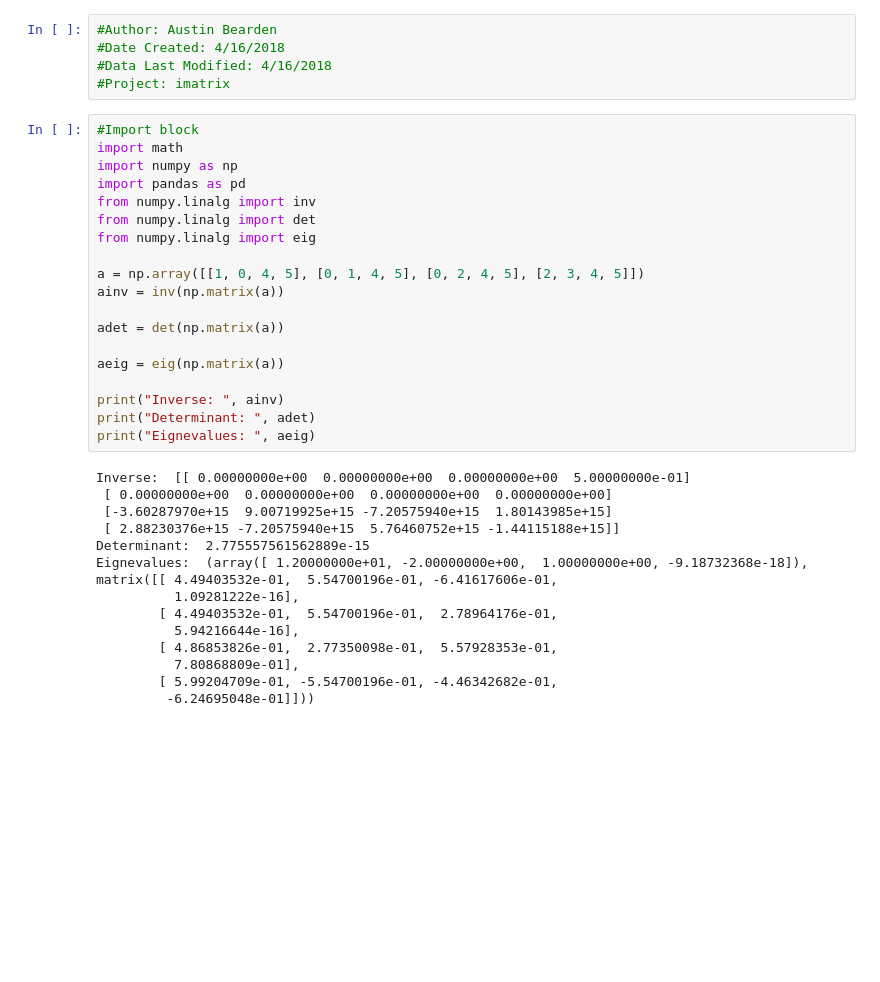
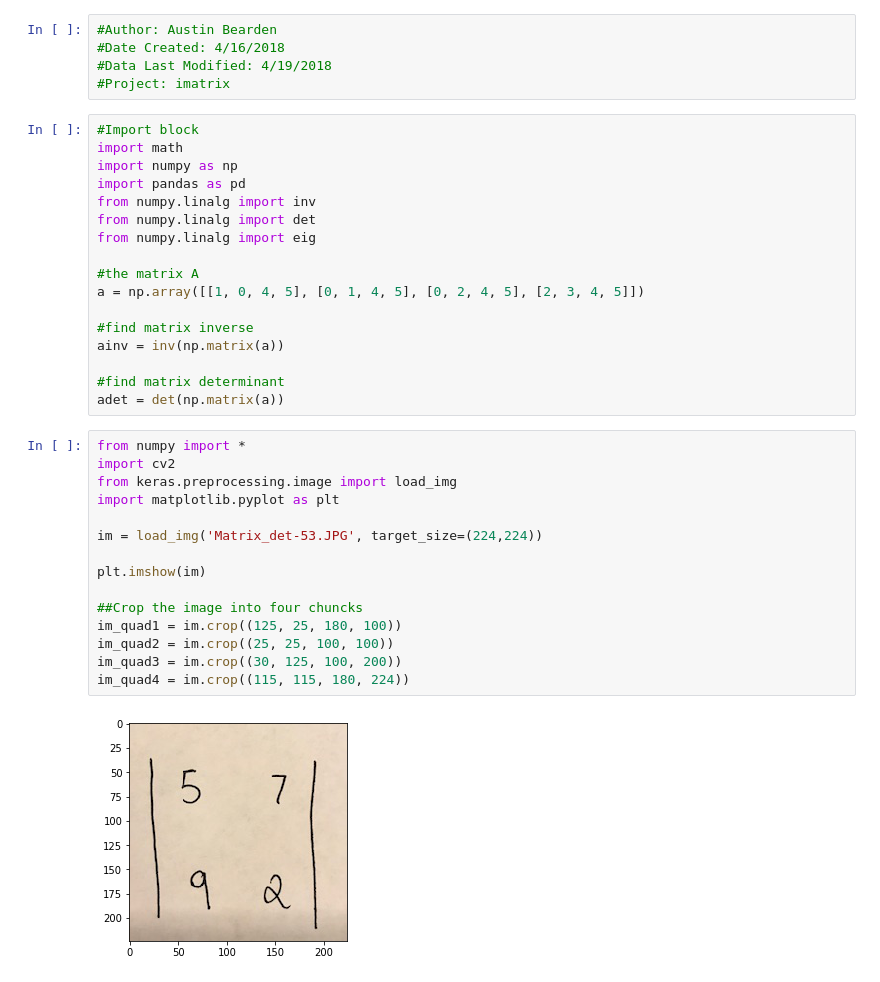
Before and after one commit to sethmfuller/imatrix, a Jupyter notebook: Python/Computation/Compute_matrix.ipynb, the cells around one changed output. Drawn from its saved outputs; the diff is of its cells as text; blank space fills up the shorter version.

Commit message:
Cropped the images correctly

```diff
--- a/Python/Computation/Compute_matrix.ipynb
+++ b/Python/Computation/Compute_matrix.ipynb
@@ -1,7 +1,7 @@
 # %%
 #Author: Austin Bearden
 #Date Created: 4/16/2018
-#Data Last Modified: 4/16/2018
+#Data Last Modified: 4/19/2018
 #Project: imatrix
 # %%
 #Import block
@@ -12,27 +12,28 @@ from numpy.linalg import inv
 from numpy.linalg import det
 from numpy.linalg import eig
 
+#the matrix A
 a = np.array([[1, 0, 4, 5], [0, 1, 4, 5], [0, 2, 4, 5], [2, 3, 4, 5]])
+
+#find matrix inverse
 ainv = inv(np.matrix(a))
 
+#find matrix determinant
 adet = det(np.matrix(a))
-
-aeig = eig(np.matrix(a))
-
-print("Inverse: ", ainv)
-print("Determinant: ", adet)
-print("Eignevalues: ", aeig)
-# %% [output]
-Inverse:  [[ 0.00000000e+00  0.00000000e+00  0.00000000e+00  5.00000000e-01]
- [ 0.00000000e+00  0.00000000e+00  0.00000000e+00  0.00000000e+00]
- [-3.60287970e+15  9.00719925e+15 -7.20575940e+15  1.80143985e+15]
- [ 2.88230376e+15 -7.20575940e+15  5.76460752e+15 -1.44115188e+15]]
-Determinant:  2.775557561562889e-15
-Eignevalues:  (array([ 1.20000000e+01, -2.00000000e+00,  1.00000000e+00, -9.18732368e-18]), matrix([[ 4.49403532e-01,  5.54700196e-01, -6.41617606e-01,
-          1.09281222e-16],
-        [ 4.49403532e-01,  5.54700196e-01,  2.78964176e-01,
-          5.94216644e-16],
-        [ 4.86853826e-01,  2.77350098e-01,  5.57928353e-01,
-          7.80868809e-01],
-        [ 5.99204709e-01, -5.54700196e-01, -4.46342682e-01,
-         -6.24695048e-01]]))
+# %%
+from numpy import *
+import cv2
+from keras.preprocessing.image import load_img
+import matplotlib.pyplot as plt
+
+im = load_img('Matrix_det-53.JPG', target_size=(224,224))
+
+plt.imshow(im)
+
+##Crop the image into four chuncks
+im_quad1 = im.crop((125, 25, 180, 100))
+im_quad2 = im.crop((25, 25, 100, 100))
+im_quad3 = im.crop((30, 125, 100, 200))
+im_quad4 = im.crop((115, 115, 180, 224))
+# %% [output]
+[figure, added]
```
Also changed, not shown: parts of 7 cells of this notebook, 6 other files.
